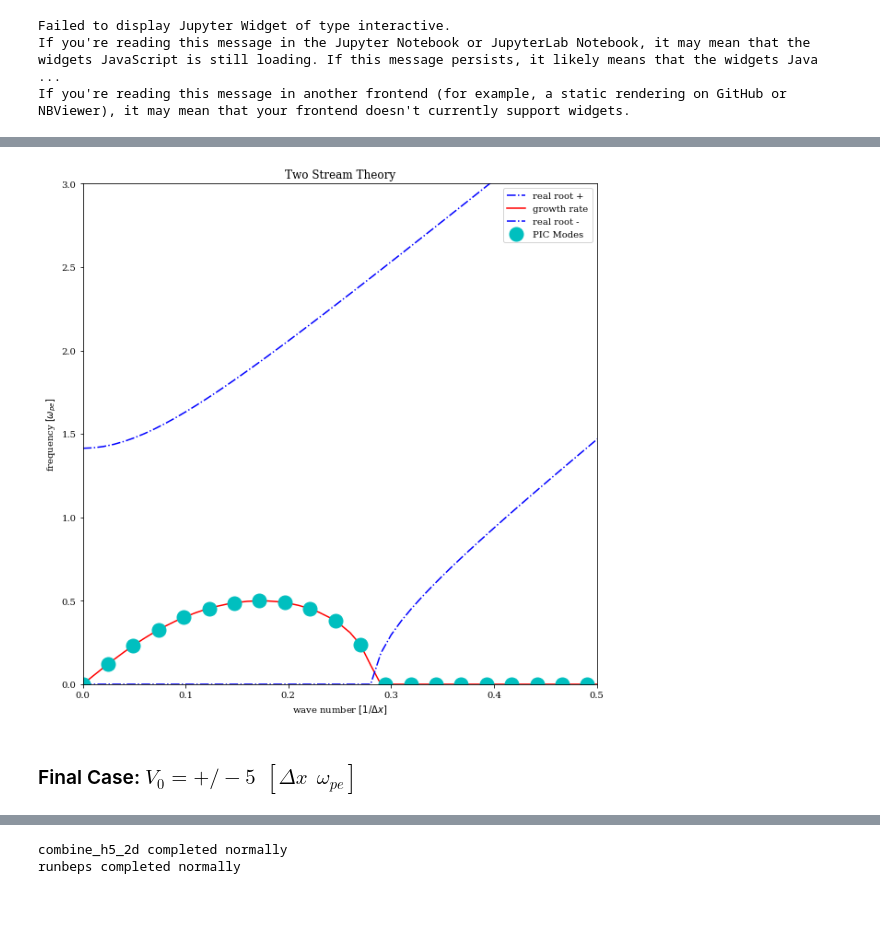
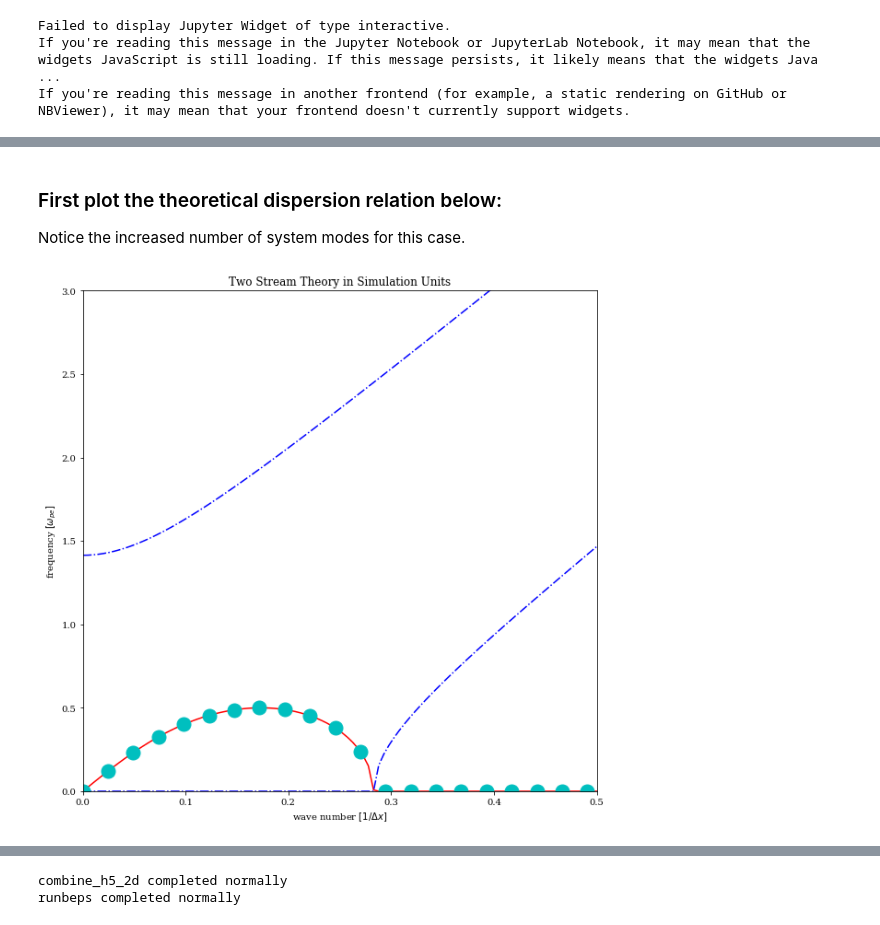
Before and after one commit to UCLA-Plasma-Simulation-Group/JupyterPIC, a Jupyter notebook: notebooks/two-stream/Two-Stream.ipynb, the cells around one changed output, grey strips where cells are left out. Saved outputs shown, nothing was run; the diff lists cells and outputs as text; code cells hidden in the pictures.

```diff
--- a/notebooks/two-stream/Two-Stream-Only-Notebook.ipynb
+++ b/notebooks/two-stream/Two-Stream.ipynb
@@ -343,59 +352,21 @@ In the previous simulation, modes 1 to mode 3 are unstable.  In this case, we do
-# %%
-karray=np.arange(0,1,0.01)
-nk=karray.shape[0]
-omegap=1.0
-v0=5.0
-
-################################################################
-################################################################
-## need the simulation size to make the simulation curve
-################################################################
-################################################################
-
-nx=256
-
-karray=np.arange(0,1,0.01)
-k_pic_array=np.arange(0,1,2*3.1415926/nx)
-nmodes=k_pic_array.shape[0]
-omega_pic=np.zeros(nmodes)
-
-
-
-omega_plus=np.zeros(karray.shape[0])
-omega_minus_r=np.zeros(karray.shape[0])
-omega_minus_i=np.zeros(karray.shape[0])
-
-for i in range(0,nk):
-    alpha=v0*karray[i]/omegap
-    omega_plus[i]=omegap*np.sqrt(1+alpha*alpha+np.sqrt(1+4*alpha*alpha))
-    if alpha > np.sqrt(2):
-        omega_minus_r[i]= omegap*np.sqrt(1+alpha*alpha-np.sqrt(1+4*alpha*alpha))
-        omega_minus_i[i]=0.0
-    else:
-        omega_minus_i[i] = omegap*np.sqrt(np.sqrt(1+4*alpha*alpha)-1-alpha*alpha)
-        omega_minus_r[i] = 0.0
-
-
-for i in range(0,nmodes):
-    omega_pic[i]=osiris.tstream_root_minus_i(k_pic_array[i],v0,omegap)
-
-
-plt.figure(figsize=(10,10))
-plt.plot(karray,omega_plus,'b-.',label = 'real root +')
-plt.plot(karray,omega_minus_i,'r',label = 'growth rate')
-plt.plot(karray,omega_minus_r,'b-.',label = 'real root - ')
-
-plt.plot(k_pic_array,omega_pic,'co',label='PIC Modes',markersize=15)
-
-
-plt.xlabel('wave number $[1/\Delta x]$')
-plt.ylabel('frequency $[\omega_{pe}]$')
-plt.title('Two Stream Theory')
-plt.xlim((0,0.5))
-plt.ylim((0,3))
-plt.legend()
-plt.show()
-# %% [output]
-[figure, removed]
-# %% [markdown]
-###  Final Case:  $V_0 = +/- 5 \ \ [\Delta x \ \ \omega_{pe}]$
+# %% [markdown]
+### First plot the theoretical dispersion relation below:
+
+Notice the increased number of system modes for this case.
+# %%
+
+
+################################################################
+################################################################
+## need the simulation size to make the simulation curve
+################################################################
+################################################################
+
+nx=256
+kmin=0
+kmax=0.5
+v0=5
+
+osiris.tstream_plot_theory(v0,nx,kmin,kmax)
+# %% [output]
+[figure, added]
```
Also changed, not shown: parts of 56 cells of this notebook, 3 other files.
